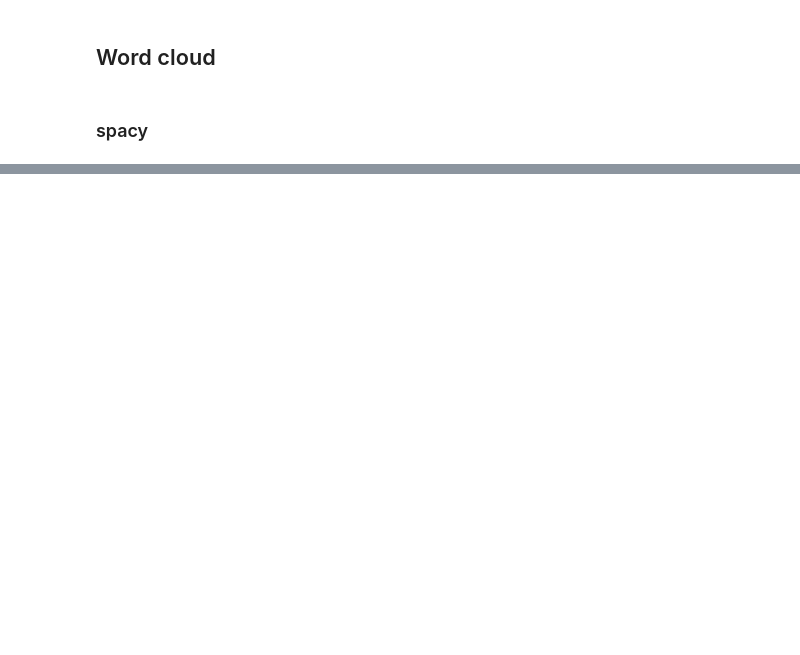
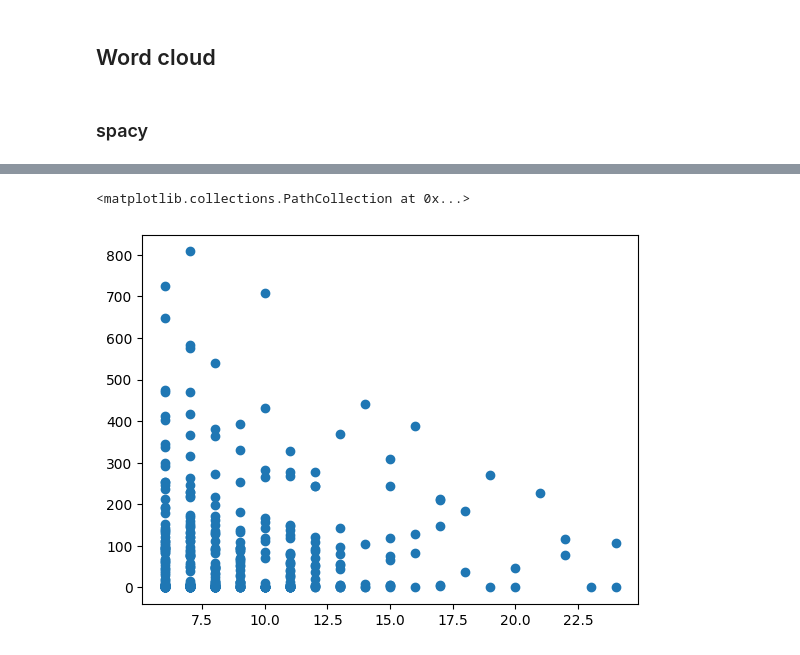
Before and after one commit to Nico-lly/depressao_reddit, a Jupyter notebook: Análise exploratória.ipynb, the cells around one changed output, grey strips where cells are left out. Drawn from its saved outputs; the diff is of its cells as text; code cells hidden in the pictures; blank space fills up the shorter version.

```diff
--- a/Análise exploratória.ipynb
+++ b/Análise exploratória.ipynb
@@ -163,0 +167,5 @@ True
+# %%
+plt.scatter(df_depressed['qtd_term'],df_depressed['coments'])
+# %% [output]
+<matplotlib.collections.PathCollection at 0x...>
+[figure, added]
```
Also changed, not shown: parts of 22 cells of this notebook, 1 other file.
